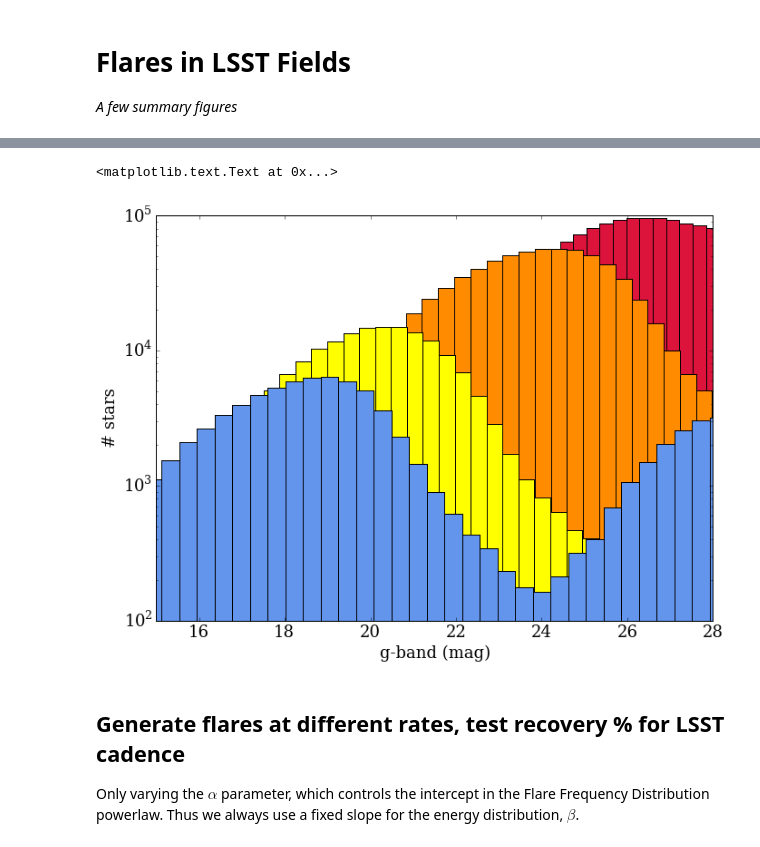
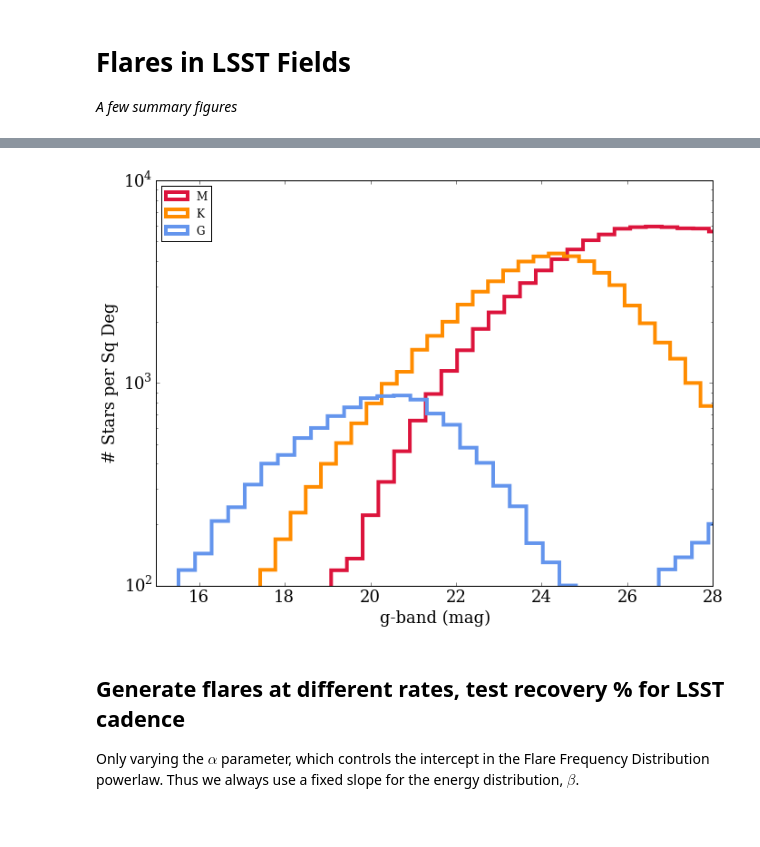
Before and after one commit to lsst-sims/MW-Flare, a Jupyter notebook: figures.ipynb, the cells around one changed output, grey strips where cells are left out. Saved outputs shown, nothing was run; the diff lists cells and outputs as text; code cells hidden in the pictures.

Commit message:
fix label errors

```diff
--- a/figures.ipynb
+++ b/figures.ipynb
@@ -20,8 +20,8 @@ matplotlib.rcParams.update({'font.family':'serif'})
 # l=45, b=-40, fov=3.5
 # file = 'trilegal_models/output164538496014.dat'
 
-# l=45, b=-10, fov=3.5
-file = 'trilegal_models/output574523944248.dat'
+# l=45, b=-20, fov=3.5
+file = 'trilegal_models/output261611164854.dat'
 df = pd.read_table(file, sep=r"\s*", engine='python')
 df
 # %% [output]
@@ -46,24 +46,28 @@ df
 # %%
 # make a histogram of # of stars versus Apparent Mag in each temperature bin (3k to 7k)
 Teff_bins = np.log10(np.arange(3000,8000,1000))
 
 fov = 3.5 # sq deg (size of Trilegal field)
 LSSTfov = 9.6
 
-clrs = ['crimson','darkorange','yellow','cornflowerblue']
+clrs = ['crimson','darkorange','cornflowerblue']
+lbl = ['M', 'K', 'G']
 
 plt.figure(figsize=(11,8))
-for k in range(len(Teff_bins)-1):
+for k in range(len(Teff_bins)-2):
     x = np.where((df['logg'] >= 4) & (df['logTe'] >= Teff_bins[k]) & (df['logTe'] < Teff_bins[k+1]))
-    _ = plt.hist(df['g'].values[x], bins=50, color=clrs[k])
+    _ = plt.hist(df['g'].values[x], bins=50, color=clrs[k], histtype='step', lw=4,
+                 weights=np.ones(len(x[0]))/3.5, label = lbl[k])
 plt.yscale('log')
 plt.xlim(15,28)
-plt.ylim(1e2,1e5)
+plt.ylim(1e2,1e4)
 plt.xlabel('g-band (mag)')
-plt.ylabel('# stars')
+plt.ylabel('# Stars per Sq Deg')
+plt.legend(fontsize=12, loc=2)
+
+plt.savefig('b-20_GKM.pdf', dpi=300, rasterized=True, bbox_inches='tight', pad_inches=0.5)
 # %% [output]
-<matplotlib.text.Text at 0x...>
-[figure, old version]
+[figure, new version]
 # %% [markdown]
 ## Generate flares at different rates, test recovery % for LSST cadence
 
```
Also changed, not shown: parts of 16 cells of this notebook, 2 other files.
